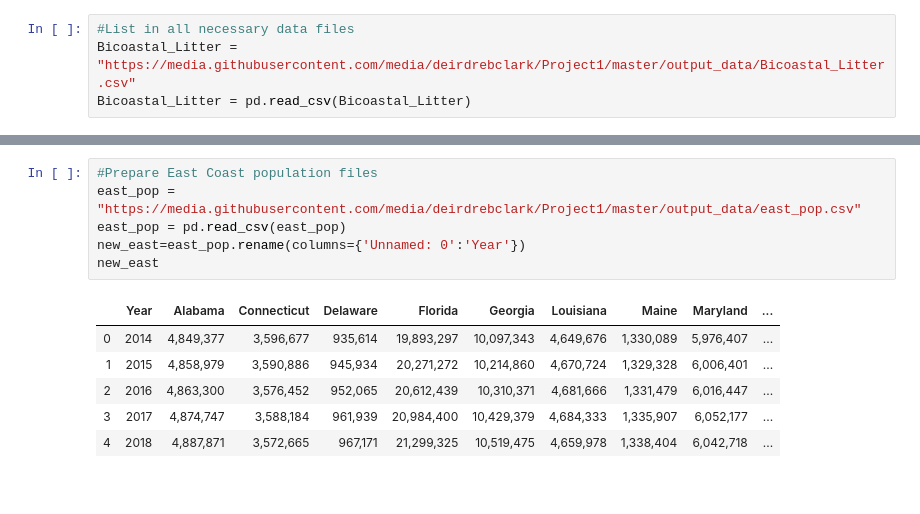
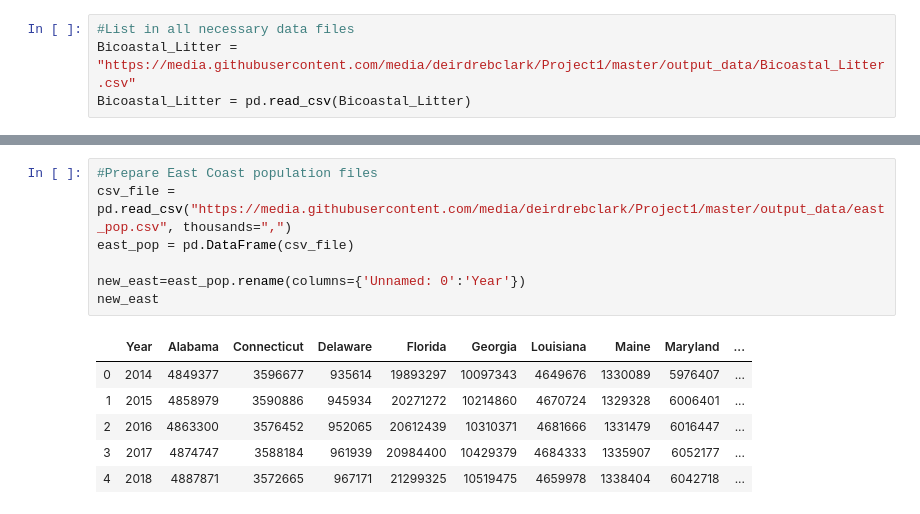
Before and after one commit to deirdrebclark/Project1, a Jupyter notebook: PopAnalysisAll.ipynb, the cells around one changed output, grey strips where cells are left out. Saved outputs shown, nothing was run; the diff lists cells and outputs as text.

```diff
--- a/PopAnalysisAll.ipynb
+++ b/PopAnalysisAll.ipynb
@@ -75,13 +110,14 @@ west_pop
 # %%
 #Prepare East Coast population files
-east_pop = "https://media.githubusercontent.com/media/deirdrebclark/Project1/master/output_data/east_pop.csv"
-east_pop = pd.read_csv(east_pop)
+csv_file = pd.read_csv("https://media.githubusercontent.com/media/deirdrebclark/Project1/master/output_data/east_pop.csv", thousands=",")
+east_pop = pd.DataFrame(csv_file)
+
 new_east=east_pop.rename(columns={'Unnamed: 0':'Year'})
 new_east
 # %% [output]
 |  | Year | Alabama | Connecticut | Delaware | Florida | Georgia | Louisiana | Maine | Maryland | ... |
-| 0 | 2014 | 4,849,377 | 3,596,677 | 935,614 | 19,893,297 | 10,097,343 | 4,649,676 | 1,330,089 | 5,976,407 | ... |
-| 1 | 2015 | 4,858,979 | 3,590,886 | 945,934 | 20,271,272 | 10,214,860 | 4,670,724 | 1,329,328 | 6,006,401 | ... |
-| 2 | 2016 | 4,863,300 | 3,576,452 | 952,065 | 20,612,439 | 10,310,371 | 4,681,666 | 1,331,479 | 6,016,447 | ... |
-| 3 | 2017 | 4,874,747 | 3,588,184 | 961,939 | 20,984,400 | 10,429,379 | 4,684,333 | 1,335,907 | 6,052,177 | ... |
-| 4 | 2018 | 4,887,871 | 3,572,665 | 967,171 | 21,299,325 | 10,519,475 | 4,659,978 | 1,338,404 | 6,042,718 | ... |
+| 0 | 2014 | 4849377 | 3596677 | 935614 | 19893297 | 10097343 | 4649676 | 1330089 | 5976407 | ... |
+| 1 | 2015 | 4858979 | 3590886 | 945934 | 20271272 | 10214860 | 4670724 | 1329328 | 6006401 | ... |
+| 2 | 2016 | 4863300 | 3576452 | 952065 | 20612439 | 10310371 | 4681666 | 1331479 | 6016447 | ... |
+| 3 | 2017 | 4874747 | 3588184 | 961939 | 20984400 | 10429379 | 4684333 | 1335907 | 6052177 | ... |
+| 4 | 2018 | 4887871 | 3572665 | 967171 | 21299325 | 10519475 | 4659978 | 1338404 | 6042718 | ... |
```
Also changed, not shown: parts of 13 cells of this notebook.
